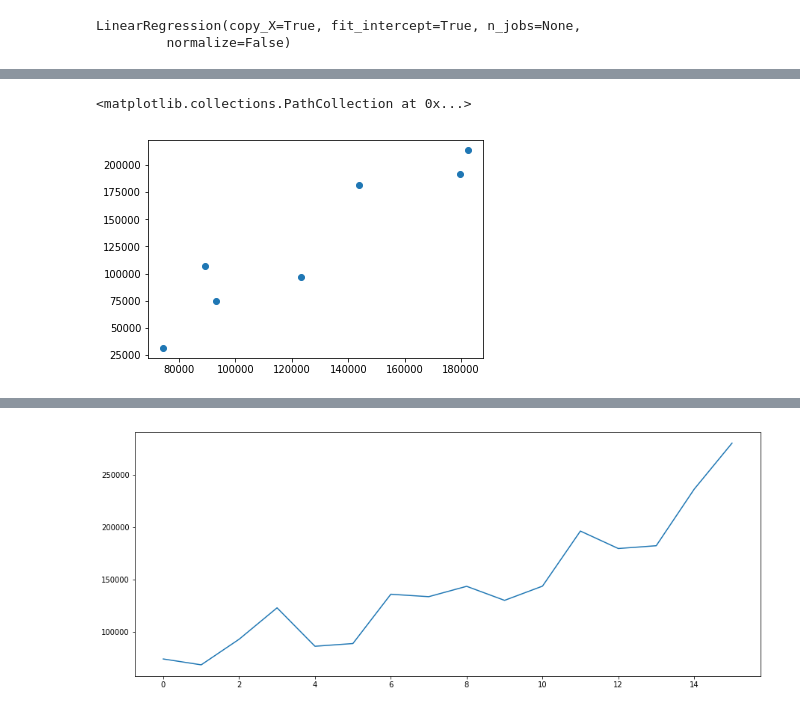
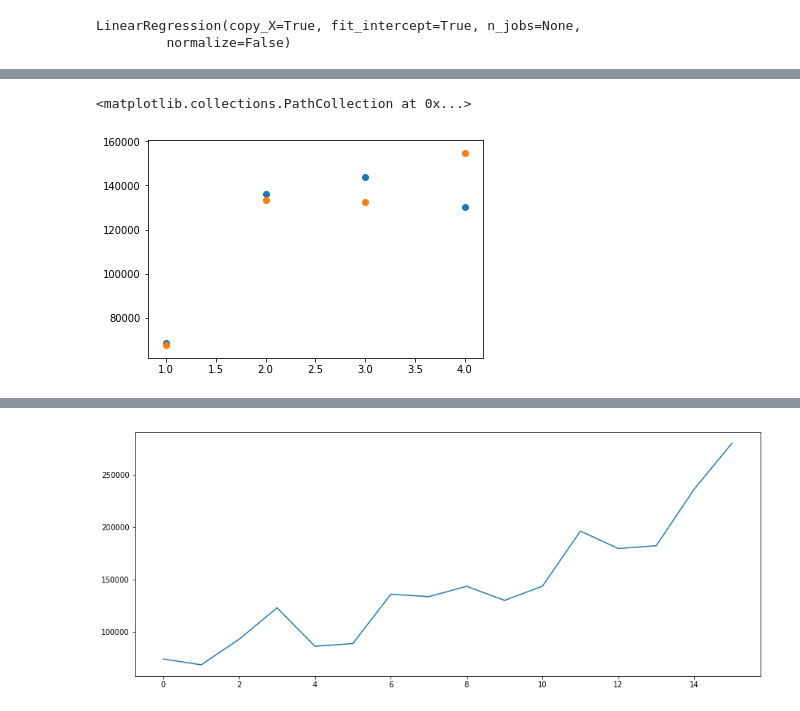
Before and after one commit to kavyat4ever/internship, a Jupyter notebook: linear_regression.ipynb, the cells around one changed output, grey strips where cells are left out. Drawn from its saved outputs; the diff is of its cells as text; code cells hidden in the pictures.

```diff
--- a/linear_regression.ipynb
+++ b/linear_regression.ipynb
@@ -188,8 +186,9 @@ test_pred_df
-# %%
-plt.scatter(y_test,predictions)
-# %% [output]
-<matplotlib.collections.PathCollection at 0x...>
-[figure, removed]
+# %%
+plt.scatter([1,2,3,4],test_pred_df['actual'])
+plt.scatter([1,2,3,4],test_pred_df['predicted'])
+# %% [output]
+<matplotlib.collections.PathCollection at 0x...>
+[figure, added]
 # %%
 sns.distplot((y_test-predictions),bins=10);
 # %% [output]
```
Also changed, not shown: parts of 24 cells of this notebook.
